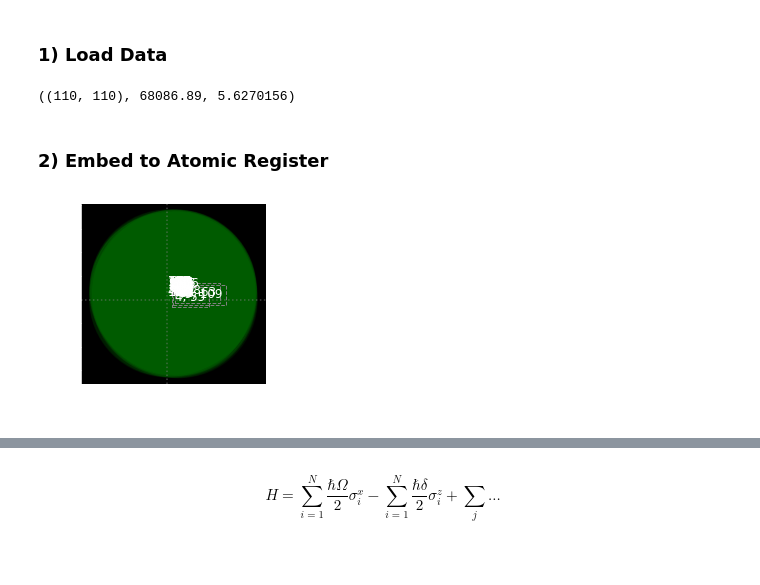
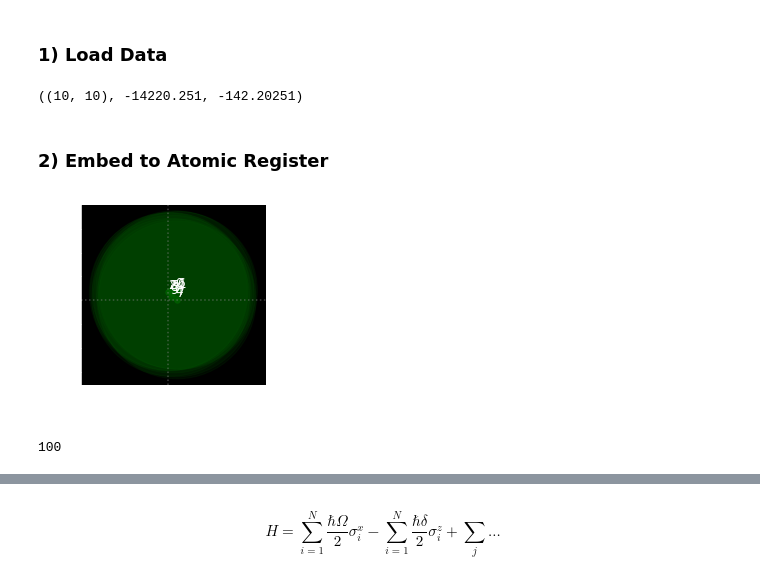
Before and after one commit to ogorodnikov/fmqa, a Jupyter notebook: chemistry/pasqal.ipynb, the cells around one changed output, grey strips where cells are left out. Drawn from its saved outputs; the diff is of its cells as text; code cells hidden in the pictures.

```diff
--- a/chemistry/pasqal.ipynb
+++ b/chemistry/pasqal.ipynb
@@ -36,10 +35,10 @@ plt.style.use('dark_background')
 # %%
 # Load Peptide QUBO
 
-QUBO_SIZE_LIMIT = 110
-QUBO_SCALING_FACTOR = 1000
+QUBO_SIZE_LIMIT = 10
+QUBO_SCALING_FACTOR = 10000
 
-TICK_COUNT = 20
+TICK_COUNT = 5
 
 np.random.seed(20)
 
@@ -50,7 +49,7 @@ coupling_matrix = loaded_qubo[:QUBO_SIZE_LIMIT,
 # %%
 coupling_matrix.shape, coupling_matrix.sum(), coupling_matrix.mean()
 # %% [output]
-((110, 110), 68086.89, 5.6270156)
+((10, 10), -14220.251, -142.20251)
 # %% [markdown]
 ### 2) Embed to Atomic Register
 # %%
@@ -68,25 +67,27 @@ def get_embedding_loss(coordinate_vector, coupling_matrix, shape):
 # %%
 # Initial Coordinates
 
 qubits_count = len(coupling_matrix)
 
 coordinates_shape = (qubits_count, 2)
 
 initial_coordinates = np.random.random(coordinates_shape)
 
 coordinate_vector = initial_coordinates.flatten()
 
 qubits_dict = dict(enumerate(initial_coordinates))
 
+root_mean_square_errors = []
+
 atomic_register = Register(qubits_dict)
 
 atomic_register.draw(
     blockade_radius=Chadoq2.rydberg_blockade_radius(1),
     draw_graph=False,
     draw_half_radius=True,
 )
 # %% [output]
-[figure, old version]
+[figure, new version]
 # %%
 # Run Optimization Iteration
 
@@ -106,2 +117,6 @@ coordinate_vector = optimal_coordinates_result.x
 
 optimal_coordinates = np.reshape(coordinate_vector, coordinates_shape)
+# %%
+len(root_mean_square_errors)
+# %% [output]
+100
```
Also changed, not shown: parts of 16 cells of this notebook.
